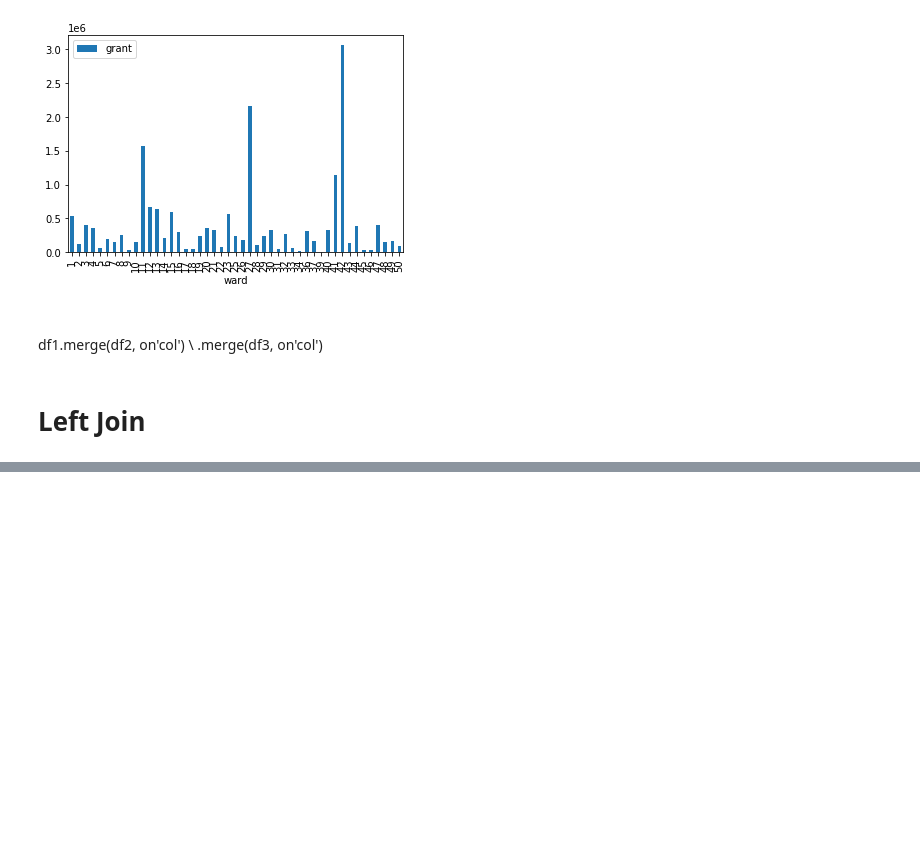
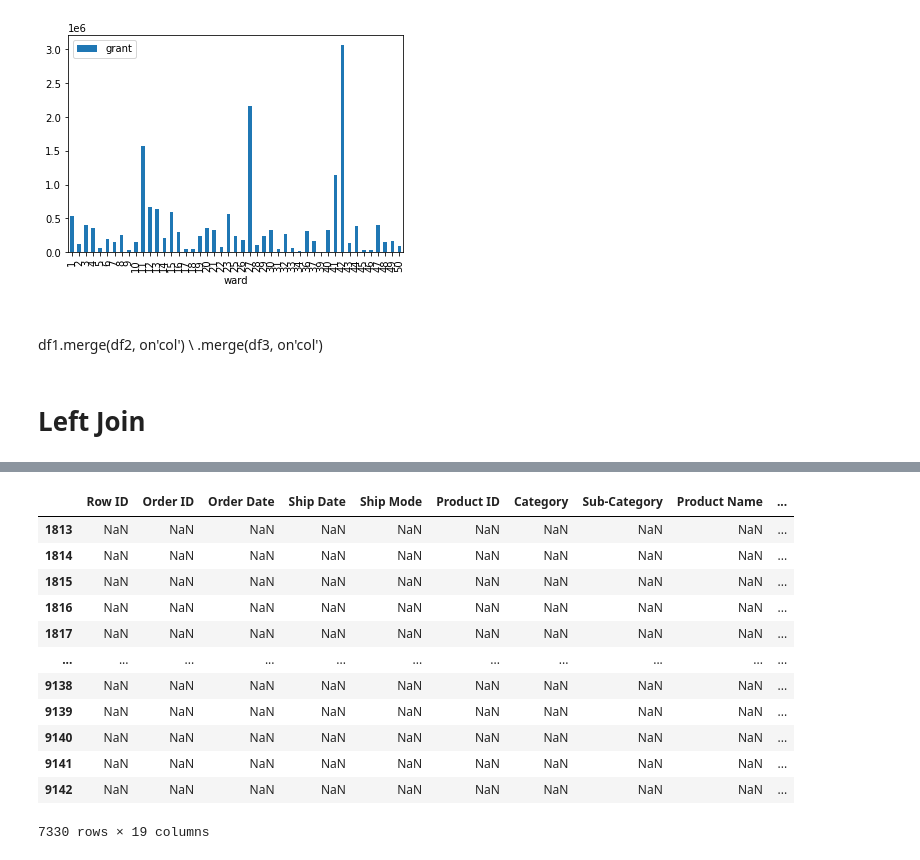
Before and after one commit to Jose-Servin/DataCamp, a Jupyter notebook: Courses/Joining_Data/Joining_Data_Pandas.ipynb, the cells around one changed output, grey strips where cells are left out. Cells and saved outputs as stored; diff of their text form; code cells hidden in the pictures; blank space fills up the shorter version.

```diff
--- a/Courses/Joining_Data/Joining_Data_Pandas.ipynb
+++ b/Courses/Joining_Data/Joining_Data_Pandas.ipynb
@@ -361,0 +502,3 @@ wards_businesses.shape
+# %%
+customers_data.rename({'Row ID': 'ID'}, axis=1, inplace=True)
+customers_data.columns
@@ -382,0 +529,2 @@ left_merge_df
+# %%
+tech_orders = orders_data[orders_data['Category'] == 'Technology']
@@ -382,0 +544,2 @@ left_merge_df
+# %%
+tech_and_customers = tech_orders.merge(customers_data, how='outer', left_on='Row ID', right_on='ID')
@@ -425,0 +600,19 @@ dtype: int64
+# %%
+filter_index = tech_and_customers['Category'].isna()
+# %%
+non_tech_orders = tech_and_customers[filter_index]
+non_tech_orders
+# %% [output]
+|  | Row ID | Order ID | Order Date | Ship Date | Ship Mode | Product ID | Category | Sub-Category | Product Name | ... |
+| 1813 | NaN | NaN | NaN | NaN | NaN | NaN | NaN | NaN | NaN | ... |
+| 1814 | NaN | NaN | NaN | NaN | NaN | NaN | NaN | NaN | NaN | ... |
+| 1815 | NaN | NaN | NaN | NaN | NaN | NaN | NaN | NaN | NaN | ... |
+| 1816 | NaN | NaN | NaN | NaN | NaN | NaN | NaN | NaN | NaN | ... |
+| 1817 | NaN | NaN | NaN | NaN | NaN | NaN | NaN | NaN | NaN | ... |
+| ... | ... | ... | ... | ... | ... | ... | ... | ... | ... | ... |
+| 9138 | NaN | NaN | NaN | NaN | NaN | NaN | NaN | NaN | NaN | ... |
+| 9139 | NaN | NaN | NaN | NaN | NaN | NaN | NaN | NaN | NaN | ... |
+| 9140 | NaN | NaN | NaN | NaN | NaN | NaN | NaN | NaN | NaN | ... |
+| 9141 | NaN | NaN | NaN | NaN | NaN | NaN | NaN | NaN | NaN | ... |
+| 9142 | NaN | NaN | NaN | NaN | NaN | NaN | NaN | NaN | NaN | ... |
+7330 rows × 19 columns
```
Also changed, not shown: parts of 43 cells of this notebook, 2 other files.
